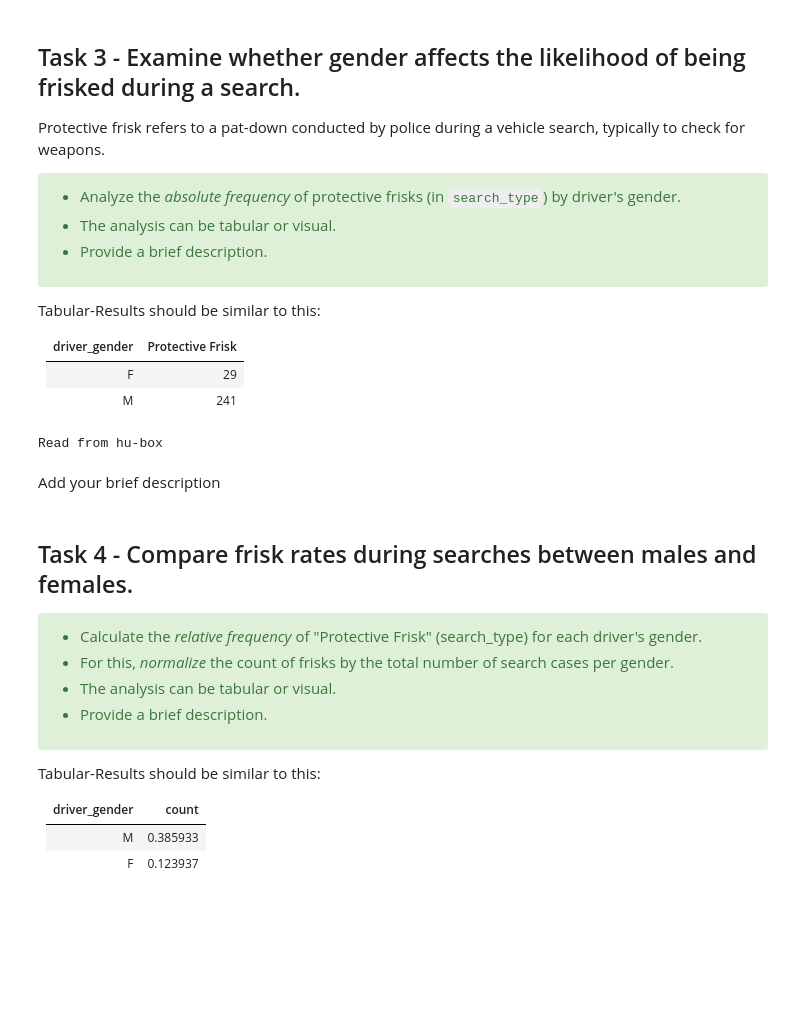
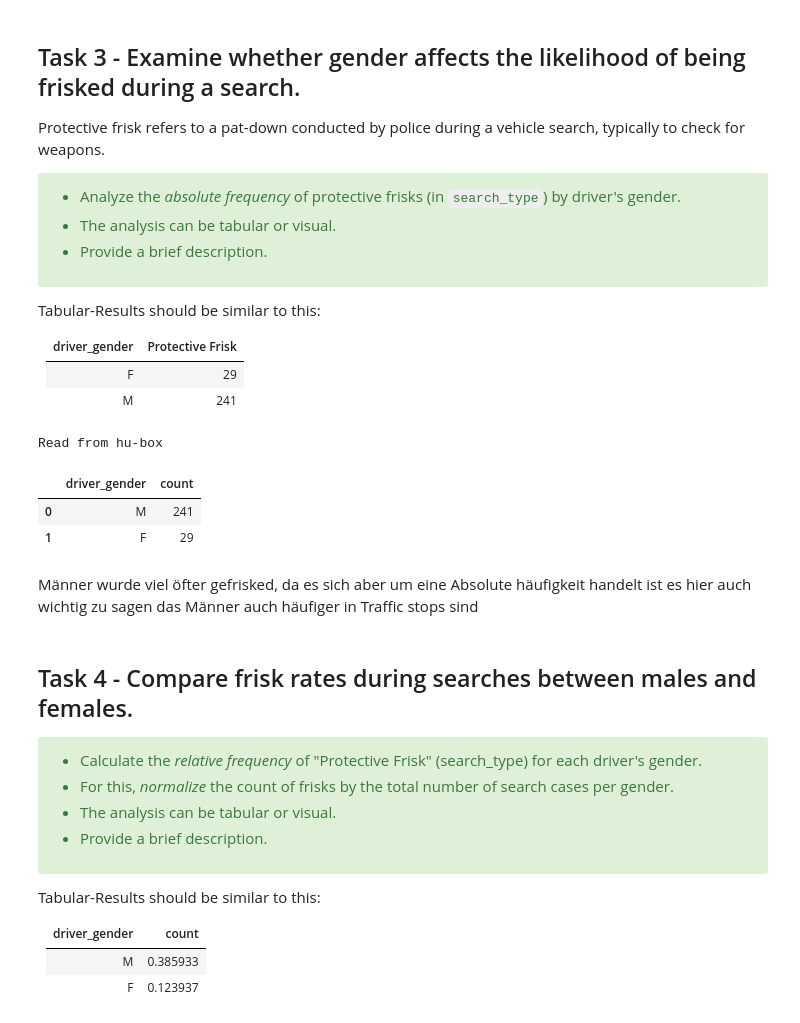
Before and after one commit to Marionese/python_ds_excercises, a Jupyter notebook: primer_exercise3/primers/part1/exercise3_primer.ipynb, the cells around one changed output. Cells and saved outputs as stored; diff of their text form; code cells hidden in the pictures; blank space fills up the shorter version.

```diff
--- a/primer_exercise3/primers/part1/exercise3_primer.ipynb
+++ b/primer_exercise3/primers/part1/exercise3_primer.ipynb
@@ -298,18 +298,22 @@ Tabular-Results should be similar to this:
 # %%
 df = load_data()
 
-# Nur protective frisks
-frisk_df = df[df["search_type"] == "Protective Frisk"]
+frisk_df = df[
+    df["search_type"].apply(
+        lambda x: isinstance(x, list) and "Protective Frisk" in x
+    )
+]
 
-# Absolute Häufigkeiten nach Geschlecht
 frisk_counts = frisk_df["driver_gender"].value_counts().reset_index()
 frisk_counts.columns = ["driver_gender", "count"]
-
 frisk_counts
 # %% [output]
 Read from hu-box
+|  | driver_gender | count |
+| 0 | M | 241 |
+| 1 | F | 29 |
 # %% [markdown]
-Add your brief description
+Männer wurde viel öfter gefrisked, da es sich aber um eine Absolute häufigkeit handelt ist es hier auch wichtig zu sagen das Männer auch häufiger in Traffic stops sind
 # %% [markdown]
 ## Task 4 - Compare frisk rates during searches between males and females.
 
```
